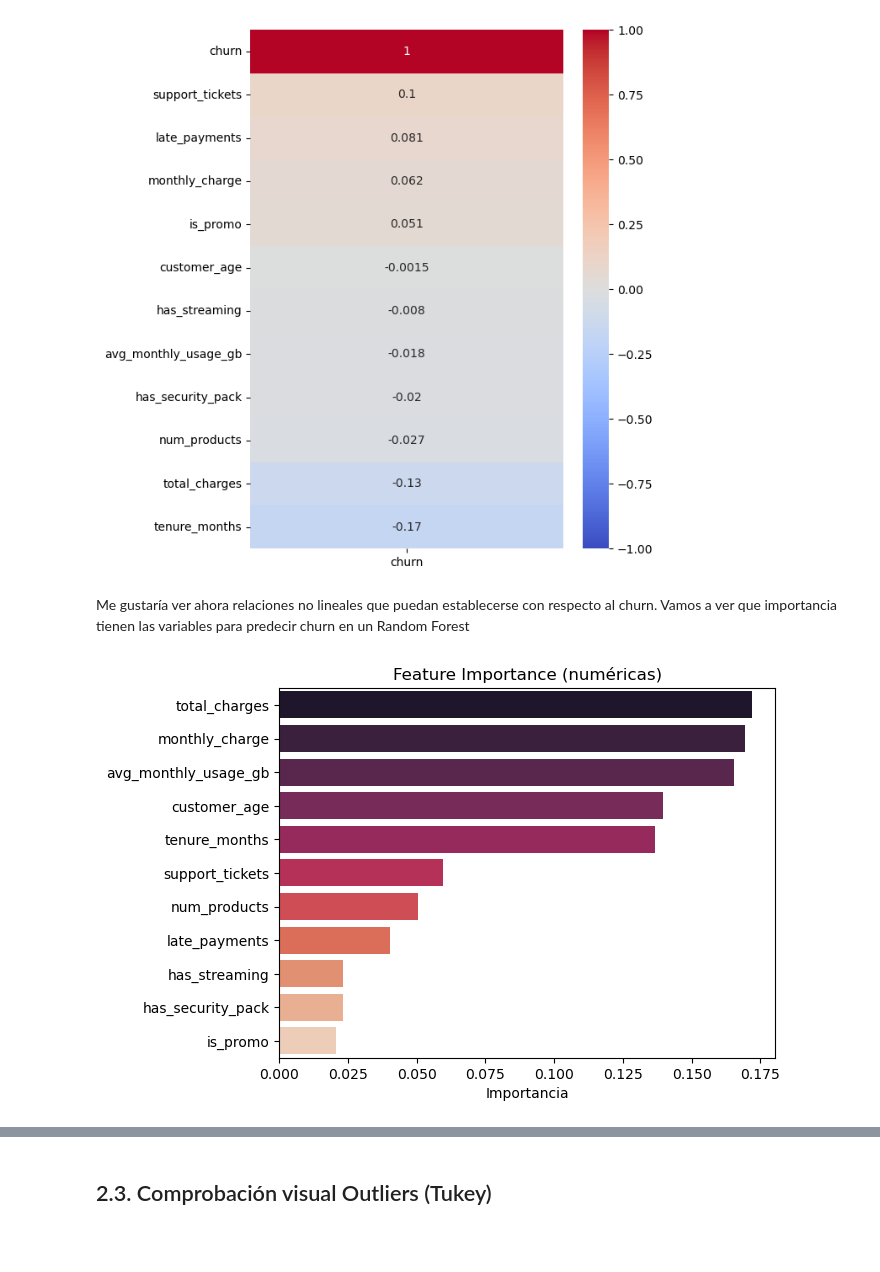
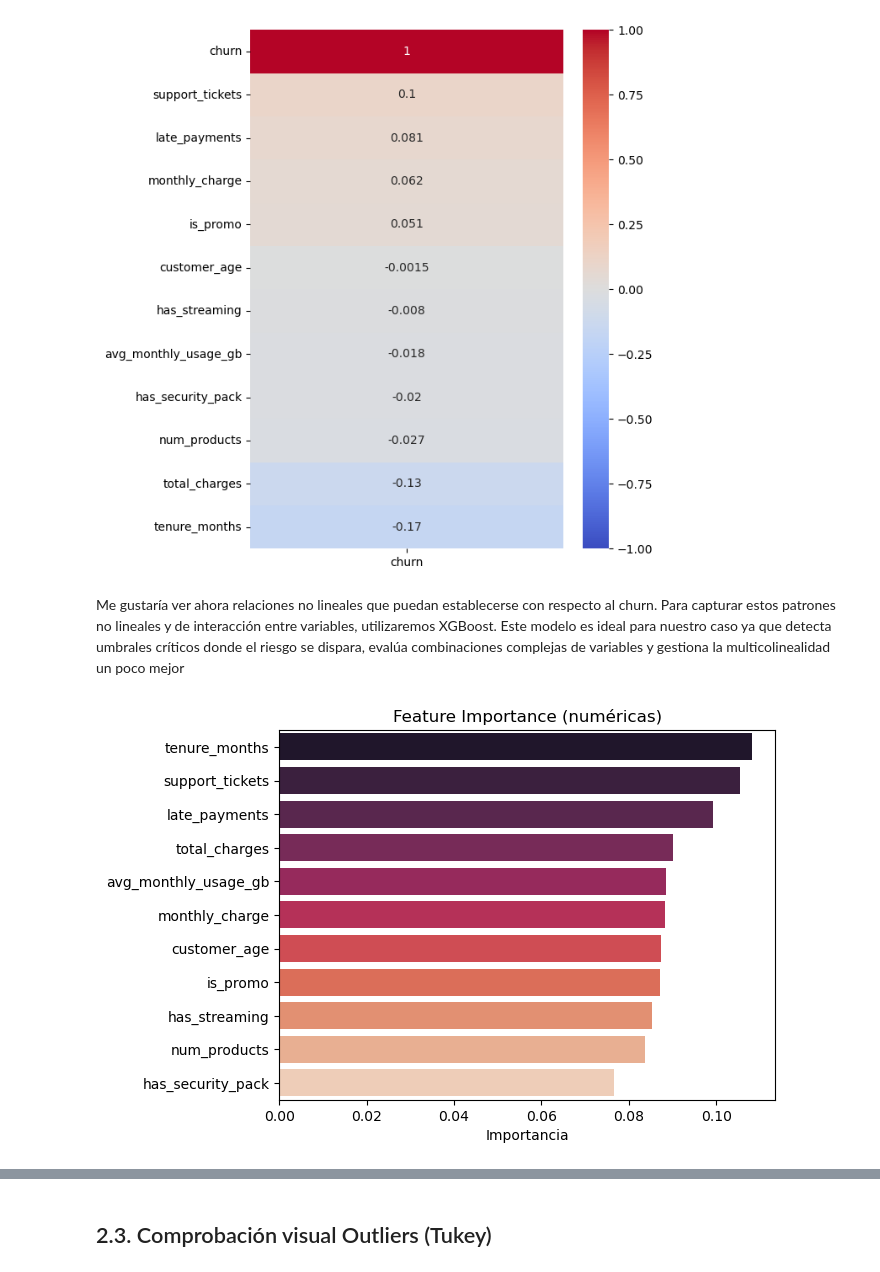
Before and after one commit to nicocarrero/proyecto_ml, a Jupyter notebook: notebooks/notebook.ipynb, the cells around one changed output, grey strips where cells are left out. Drawn from its saved outputs; the diff is of its cells as text; code cells hidden in the pictures; blank space fills up the shorter version.

```diff
--- a/notebooks/notebook.ipynb
+++ b/notebooks/notebook.ipynb
@@ -279,30 +279,30 @@ sns.heatmap(
 <Axes: >
 [figure]
 # %% [markdown]
-Me gustaría ver ahora relaciones no lineales que puedan establecerse con respecto al churn. Vamos a ver que importancia tienen las variables para predecir churn en un Random Forest
+Me gustaría ver ahora relaciones no lineales que puedan establecerse con respecto al churn. Para capturar estos patrones no lineales y de interacción entre variables, utilizaremos XGBoost. Este modelo es ideal para nuestro caso ya que detecta umbrales críticos donde el riesgo se dispara, evalúa combinaciones complejas de variables y gestiona la multicolinealidad un poco mejor
 # %%
 from sklearn.ensemble import RandomForestClassifier
 import pandas as pd
 import seaborn as sns
 import matplotlib.pyplot as plt
 
 # solo numéricas
 X = df.select_dtypes(include='number').drop(columns='churn')
 y = df['churn']
 
 # modelo
-model = RandomForestClassifier(random_state=42)
+model = XGBClassifier(random_state=42)
 model.fit(X, y)
 
 # importance
 imp = pd.Series(model.feature_importances_, index=X.columns)\
         .sort_values(ascending=False)
 
 # gráfico
 sns.barplot(x=imp.values, y=imp.index, hue=imp.index, palette='rocket', legend=False)
 plt.title("Feature Importance (numéricas)")
 plt.xlabel("Importancia")
 plt.ylabel("")
 plt.show()
 # %% [output]
-[figure, old version]
+[figure, new version]
```
Also changed, not shown: parts of 31 cells of this notebook, 6 other files.
